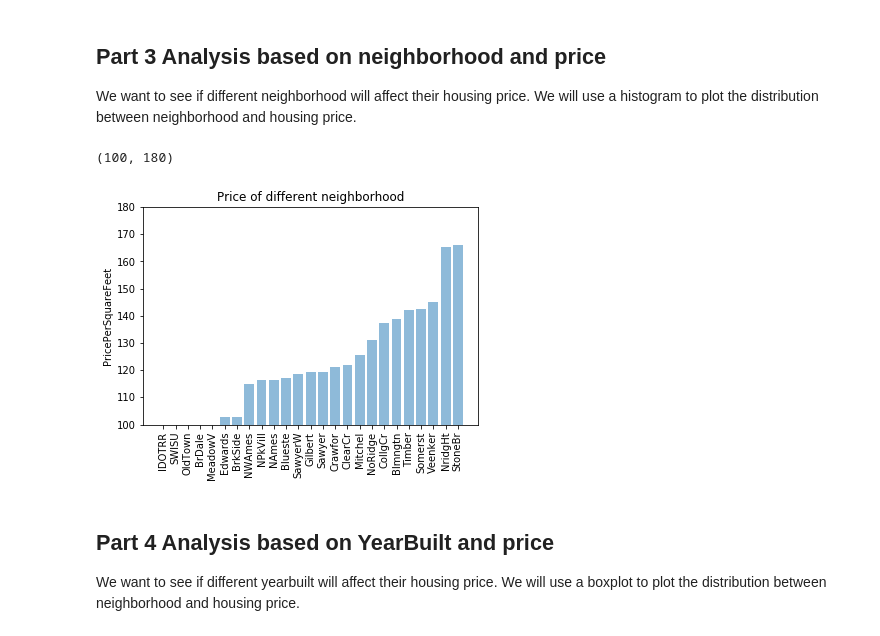
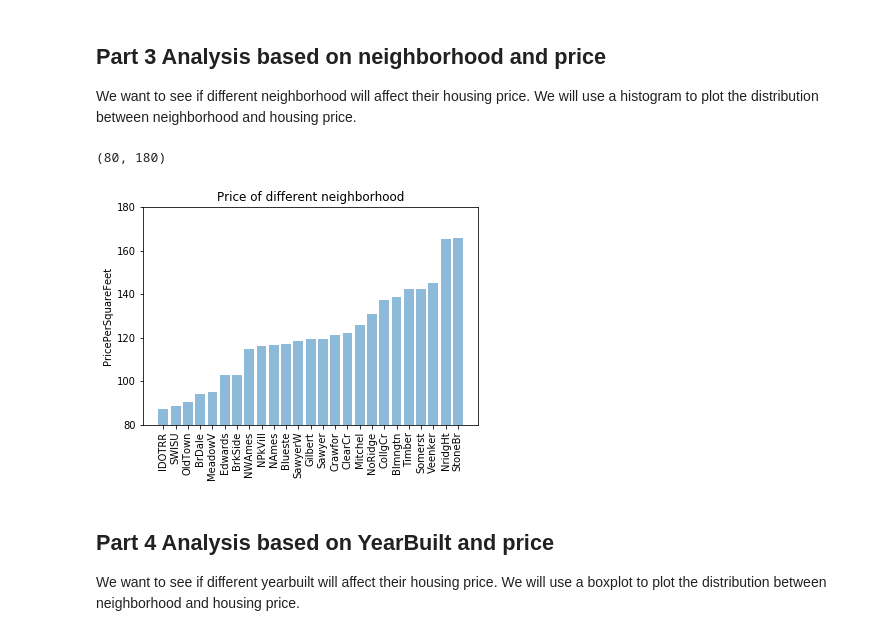
Before and after one commit to muh005/Housing-Price-Analysis, a Jupyter notebook: FinalProject.ipynb, the cells around one changed output. Drawn from its saved outputs; the diff is of its cells as text; code cells hidden in the pictures.

```diff
--- a/FinalProject.ipynb
+++ b/FinalProject.ipynb
@@ -246,19 +246,19 @@ We want to see if different neighborhood will affect their housing price. We wil
 # %%
 avg = []
 x = df['Neighborhood'].unique()
 for type in df['Neighborhood'].unique():
     avg.append(df[df['Neighborhood'] == type]['PricePerSquare'].mean())
 avg, x = zip(*sorted(zip(avg, x)))
 y_pos = np.arange(len(x))
 plt.bar(y_pos, avg, align='center', alpha=0.5)
 plt.xticks(y_pos,  x, rotation = 90)
 plt.ylabel('PricePerSquareFeet')
 plt.title('Price of different neighborhood')
 axes = plt.gca()
-axes.set_ylim([100,180])
+axes.set_ylim([80,180])
 # %% [output]
-(100, 180)
+(80, 180)
-[figure, old version]
+[figure, new version]
 # %% [markdown]
 ## Part 4 Analysis based on YearBuilt and price
 We want to see if different yearbuilt will affect their housing price. We will use a boxplot to plot the distribution between neighborhood and housing price.
```
Also changed, not shown: parts of 4 cells of this notebook.
